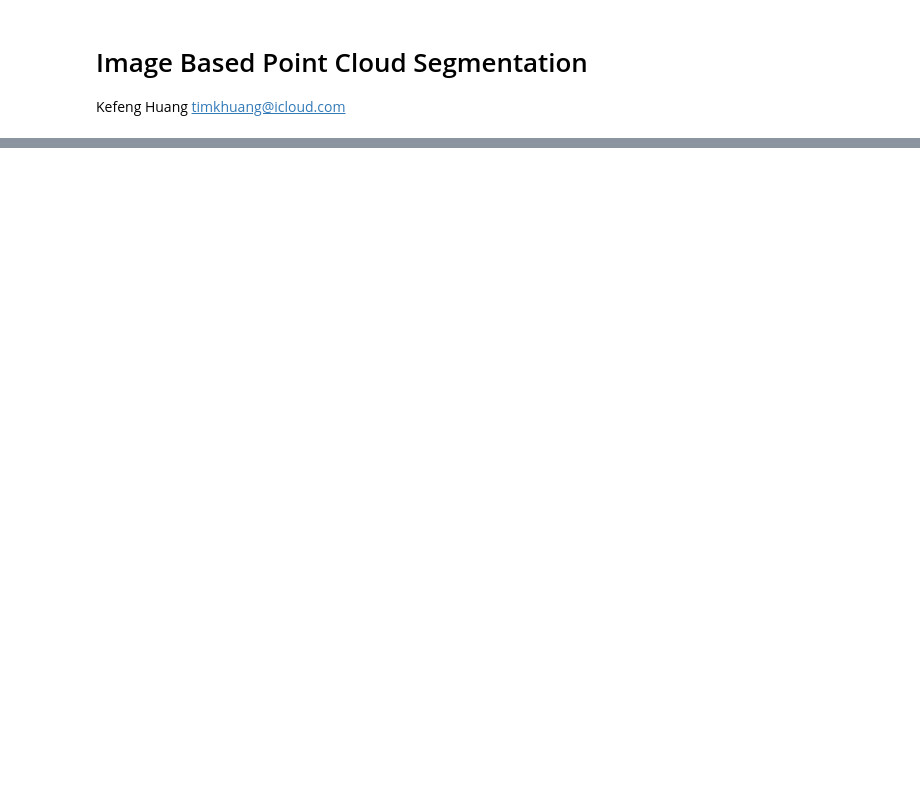
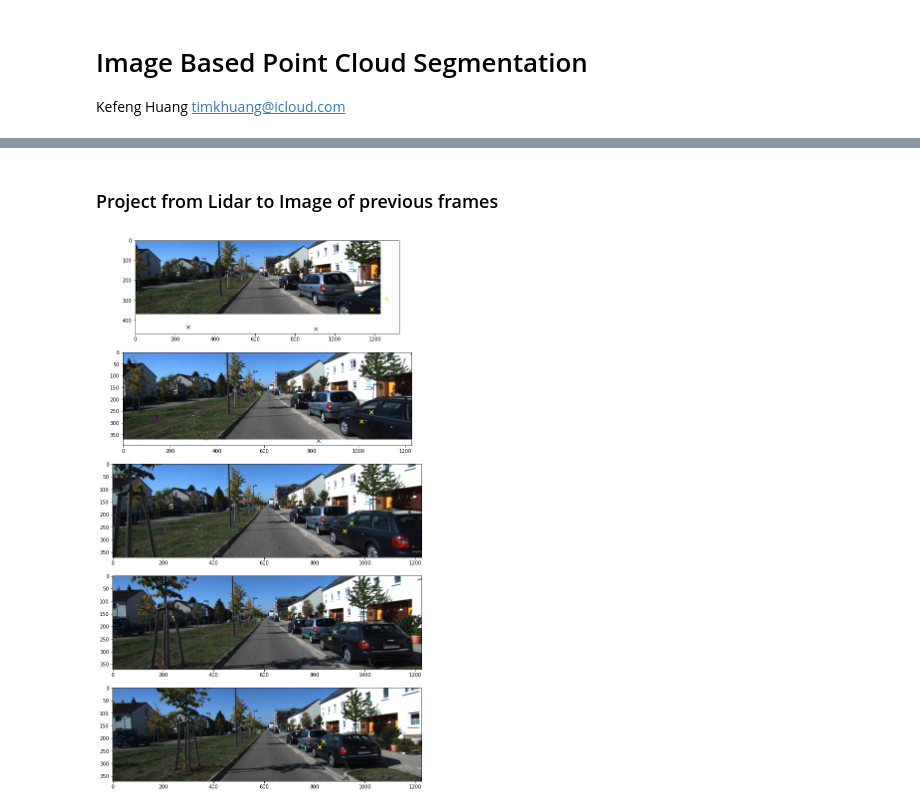
Before and after one commit to TimKHuang/CameraAssistedPointCloudSegmentation, a Jupyter notebook: main.ipynb, the cells around one changed output, grey strips where cells are left out. Saved outputs shown, nothing was run; the diff lists cells and outputs as text; code cells hidden in the pictures; blank space fills up the shorter version.

```diff
--- a/main.ipynb
+++ b/main.ipynb
@@ -357,0 +54,57 @@ Epoch 180 : 0.03013737776456038
+# %% [markdown]
+### Project from Lidar to Image of previous frames
+# %%
+import numpy as np
+import matplotlib.pyplot as plt
+%matplotlib inline
+
+from converter import Converter
+
+# number of target images
+num_prev = 4
+
+# Randomly choose a test image
+sample_index = np.random.randint(num_prev, len(kitti_dataset))
+sample_velo = kitti_dataset.get_velo(sample_index)
+
+###################
+# Projection Code #
+convt = Converter(kitti_dataset.calib)
+convt.set_fov()
+
+masks = np.zeros((num_prev + 1, len(sample_velo))).astype(bool)
+result_images = np.zeros((num_prev + 1, len(sample_velo), 2))
+
+for i in range(num_prev + 1):
+    # current frame
+    if i == 0:
+        in_view = convt.in_view_point(sample_velo)
+        image = convt.lidar_to_image(sample_velo)
+    else:
+        in_view, image = convt.lidar_to_target_image(
+            sample_velo,
+            kitti_dataset.poses[sample_index],
+            kitti_dataset.poses[sample_index - i]
+        )
+
+    masks[i] = in_view
+    result_images[i] = image
+###################
+
+# Code to Draw demo image
+in_five_views = np.ones((len(sample_velo),)).astype(bool)
+for i in range(num_prev + 1):
+    in_five_views = in_five_views & masks[i]
+result_images = result_images[:, in_five_views, :]
+
+result_to_plot = result_images[:, np.random.randint(0, result_images.shape[1], 10), :]
+result_color = np.random.uniform(size=10)
+
+fig, axes = plt.subplots(num_prev + 1, figsize=(12, 20))
+for i in range(num_prev + 1):
+    axis = axes[i]
+    axis.imshow(kitti_dataset.get_cam2(sample_index - i))
+    axis.scatter(result_to_plot[i, :, 0], result_to_plot[i, :, 1], marker='x', s=50, c=result_color)
+plt.show()
+# %% [output]
+[figure, added]
```
Also changed, not shown: parts of 22 cells of this notebook, 2 other files.
